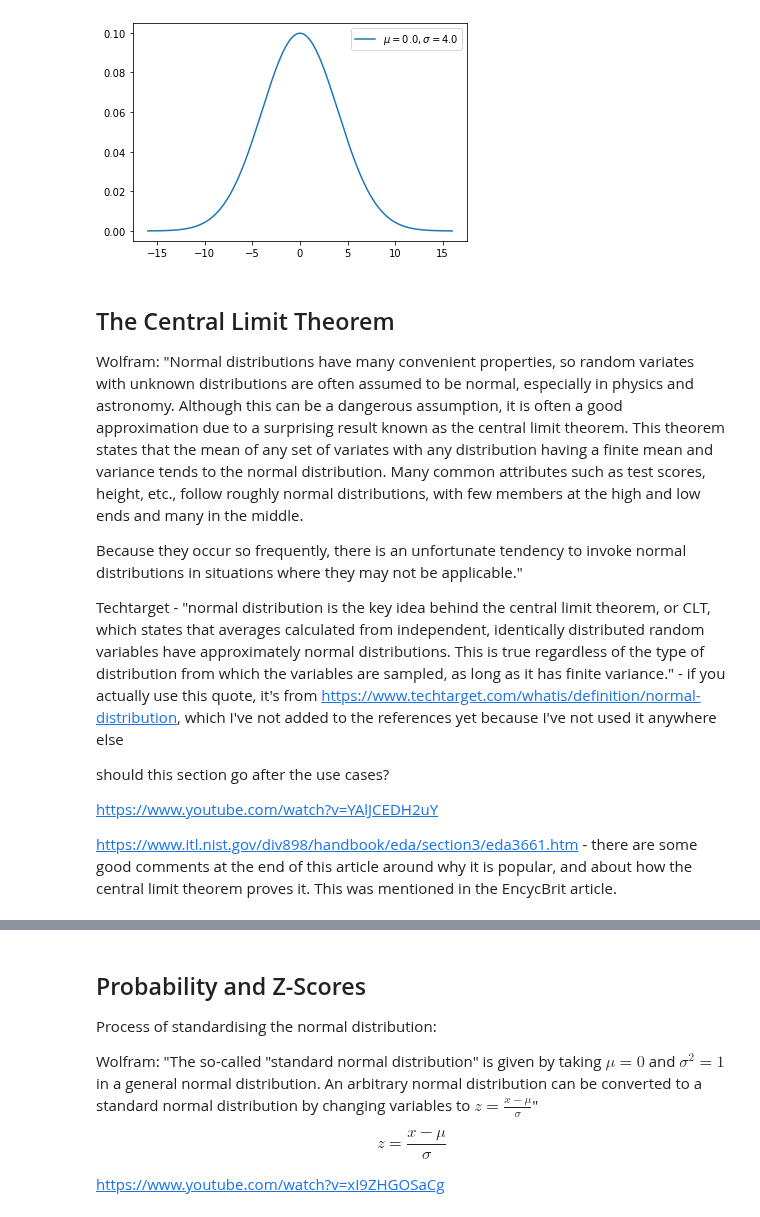
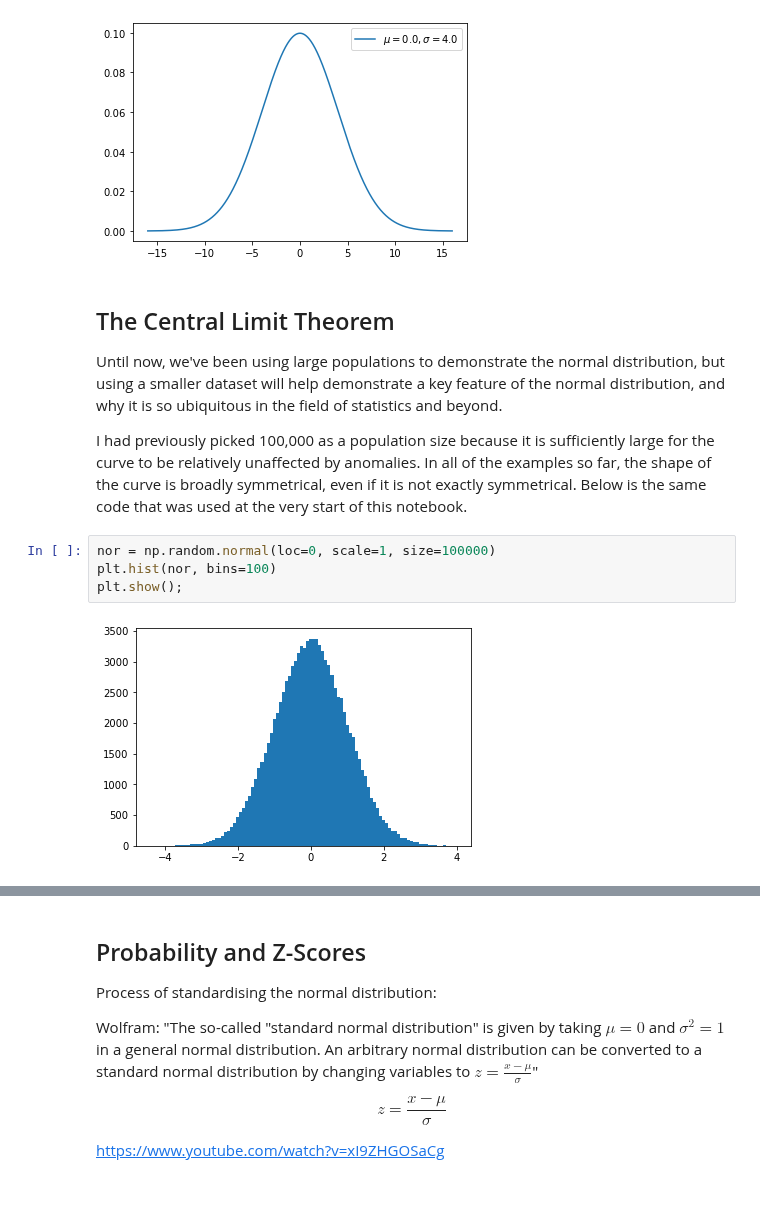
Before and after one commit to kiehozero/atu-fundda2022, a Jupyter notebook: practicals/00-normal-distribution.ipynb, the cells around one changed output, grey strips where cells are left out. Drawn from its saved outputs; the diff is of its cells as text.

```diff
--- a/practicals/00-normal-distribution.ipynb
+++ b/practicals/00-normal-distribution.ipynb
@@ -175,14 +173,12 @@ plt.legend();
 # %% [markdown]
 ## The Central Limit Theorem
 
-Wolfram: "Normal distributions have many convenient properties, so random variates with unknown distributions are often assumed to be normal, especially in physics and astronomy. Although this can be a dangerous assumption, it is often a good approximation due to a surprising result known as the central limit theorem. This theorem states that the mean of any set of variates with any distribution having a finite mean and variance tends to the normal distribution. Many common attributes such as test scores, height, etc., follow roughly normal distributions, with few members at the high and low ends and many in the middle.
+Until now, we've been using large populations to demonstrate the normal distribution, but using a smaller dataset will help demonstrate a key feature of the normal distribution, and why it is so ubiquitous in the field of statistics and beyond.
 
-Because they occur so frequently, there is an unfortunate tendency to invoke normal distributions in situations where they may not be applicable."
-
-Techtarget - "normal distribution is the key idea behind the central limit theorem, or CLT, which states that averages calculated from independent, identically distributed random variables have approximately normal distributions. This is true regardless of the type of distribution from which the variables are sampled, as long as it has finite variance." - if you actually use this quote, it's from https://www.techtarget.com/whatis/definition/normal-distribution, which I've not added to the references yet because I've not used it anywhere else
-
-should this section go after the use cases?
-
-https://www.youtube.com/watch?v=YAlJCEDH2uY
-
-https://www.itl.nist.gov/div898/handbook/eda/section3/eda3661.htm - there are some good comments at the end of this article around why it is popular, and about how the central limit theorem proves it. This was mentioned in the EncycBrit article.
+I had previously picked 100,000 as a population size because it is sufficiently large for the curve to be relatively unaffected by anomalies. In all of the examples so far, the shape of the curve is broadly symmetrical, even if it is not exactly symmetrical. Below is the same code that was used at the very start of this notebook.
+# %%
+nor = np.random.normal(loc=0, scale=1, size=100000)
+plt.hist(nor, bins=100)
+plt.show();
+# %% [output]
+[figure, added]
```
Also changed, not shown: parts of 12 cells of this notebook, 1 other file.
